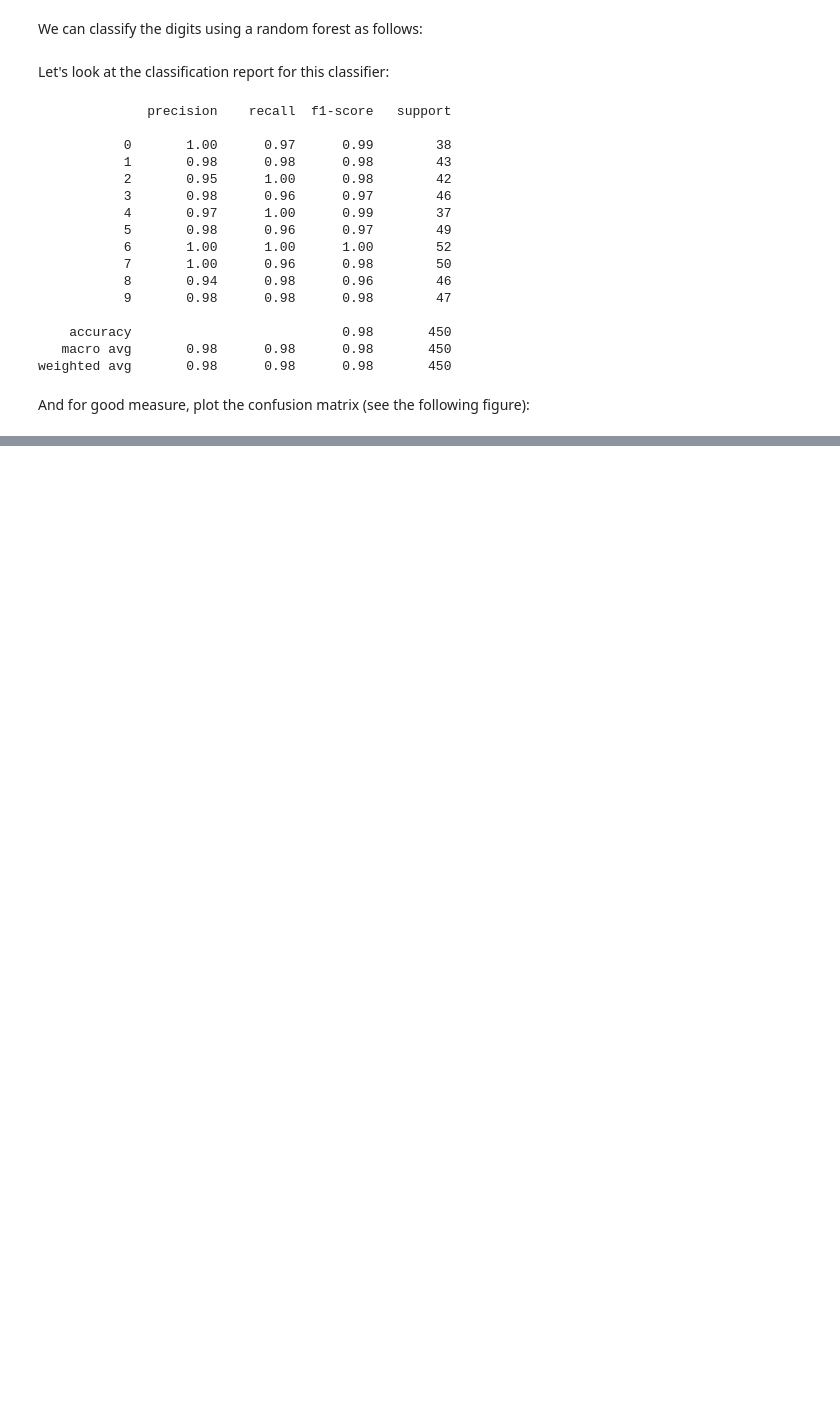
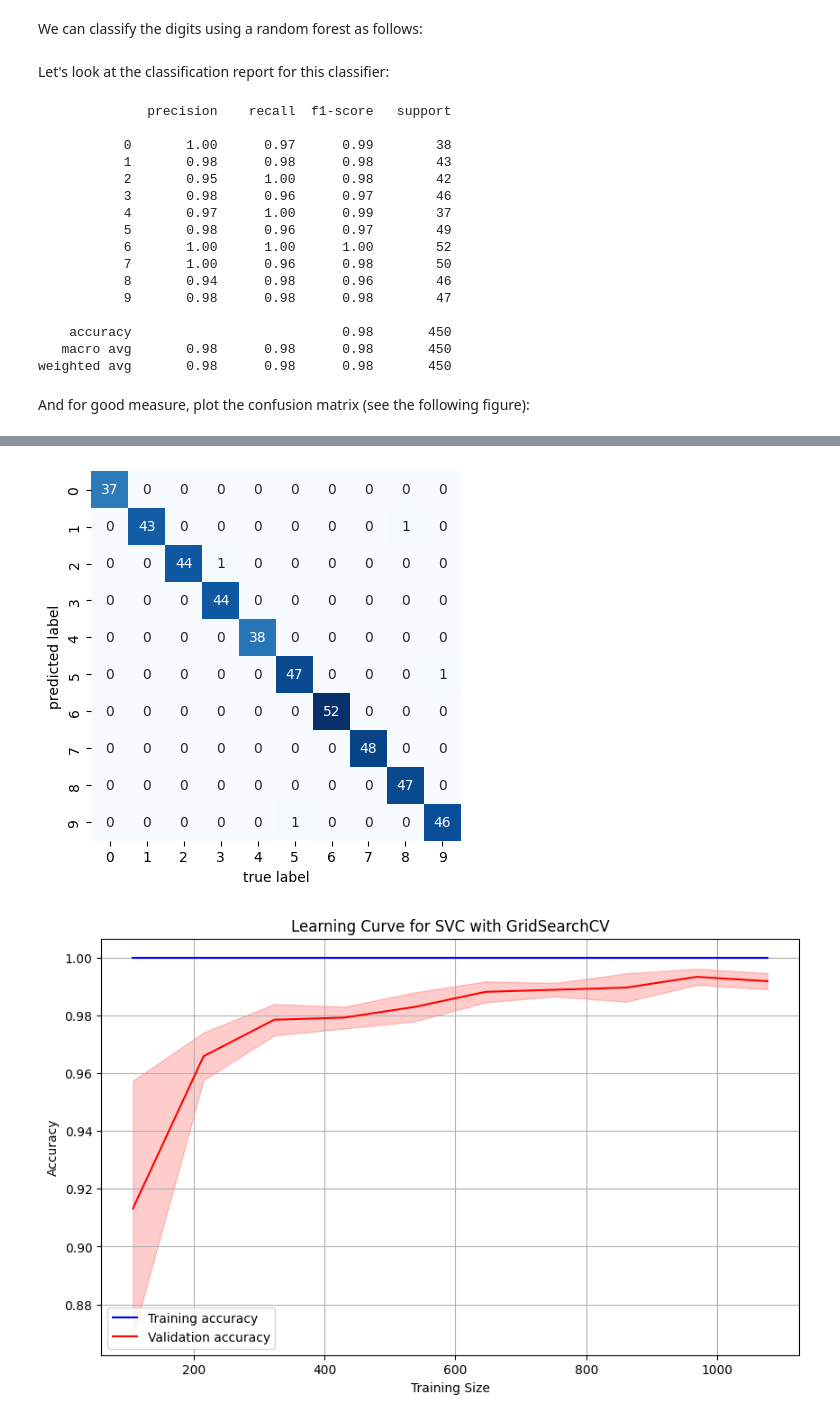
Before and after one commit to nabilnehme/AAI614_Nehme, a Jupyter notebook: Week5/AAI614O_Nabil_Nehme_Notebook5_6.ipynb, the cells around one changed output, grey strips where cells are left out. Drawn from its saved outputs; the diff is of its cells as text; code cells hidden in the pictures; blank space fills up the shorter version.

```diff
--- a/Week5/AAI614O_Nabil_Nehme_Notebook5_6.ipynb
+++ b/Week5/AAI614O_Nabil_Nehme_Notebook5_6.ipynb
@@ -217,0 +343,73 @@ plt.ylabel('predicted label');
+# %%
+from sklearn.datasets import load_digits
+from sklearn.model_selection import train_test_split, learning_curve, GridSearchCV
+from sklearn.svm import SVC
+from sklearn import metrics
+import seaborn as sns
+import matplotlib.pyplot as plt
+from sklearn.metrics import confusion_matrix
+import numpy as np
+
+# Load the digits dataset
+digits = load_digits()
+
+# Train-test split
+Xtrain, Xtest, ytrain, ytest = train_test_split(digits.data, digits.target, random_state=0)
+
+# Define the parameter grid for GridSearchCV
+param_grid = {
+    'C': [0.1, 1, 10, 100],  # Regularization parameter
+    'kernel': ['linear', 'rbf'],  # Kernel type
+    'gamma': ['scale', 'auto']  # Kernel coefficient for 'rbf'
+}
+
+# Create an instance of SVC
+svc = SVC()
+
+# Set up GridSearchCV with cross-validation and scoring
+grid_search = GridSearchCV(estimator=svc, param_grid=param_grid, cv=5, scoring='accuracy')
+
+# Fit the model using GridSearchCV
+grid_search.fit(Xtrain, ytrain)
+
+# Print the best parameters and the corresponding score
+print("Best parameters found: ", grid_search.best_params_)
+print("Best cross-validation score: {:.2f}".format(grid_search.best_score_))
+
+# Predict on the test set using the best estimator from GridSearchCV
+ypred = grid_search.best_estimator_.predict(Xtest)
+
+# Print classification report
+print(metrics.classification_report(ytest, ypred))
+
+# Confusion matrix
+mat = confusion_matrix(ytest, ypred)
+sns.heatmap(mat.T, square=True, annot=True, fmt='d', cbar=False, cmap='Blues')
+plt.xlabel('true label')
+plt.ylabel('predicted label')
+plt.show()
+
+# Plot the accuracy curve (learning curve)
+train_sizes, train_scores, validation_scores = learning_curve(
+    grid_search.best_estimator_, Xtrain, ytrain, train_sizes=np.linspace(0.1, 1.0, 10), cv=5, scoring='accuracy'
+)
+
+# Calculate the mean and standard deviation for the training and validation scores
+train_mean = np.mean(train_scores, axis=1)
+train_std = np.std(train_scores, axis=1)
+validation_mean = np.mean(validation_scores, axis=1)
+validation_std = np.std(validation_scores, axis=1)
+
+# Plotting the learning curve
+plt.figure(figsize=(10, 6))
+plt.plot(train_sizes, train_mean, label='Training accuracy', color='blue')
+plt.plot(train_sizes, validation_mean, label='Validation accuracy', color='red')
+plt.fill_between(train_sizes, train_mean - train_std, train_mean + train_std, color='blue', alpha=0.2)
+plt.fill_between(train_sizes, validation_mean - validation_std, validation_mean + validation_std, color='red', alpha=0.2)
+plt.xlabel('Training Size')
+plt.ylabel('Accuracy')
+plt.title('Learning Curve for SVC with GridSearchCV')
+plt.legend()
+plt.grid(True)
+plt.show()
+# %% [output]
@@ -217,0 +434,2 @@ plt.ylabel('predicted label');
+[figure, added]
+[figure, added]
```
Also changed, not shown: parts of 6 cells of this notebook.
